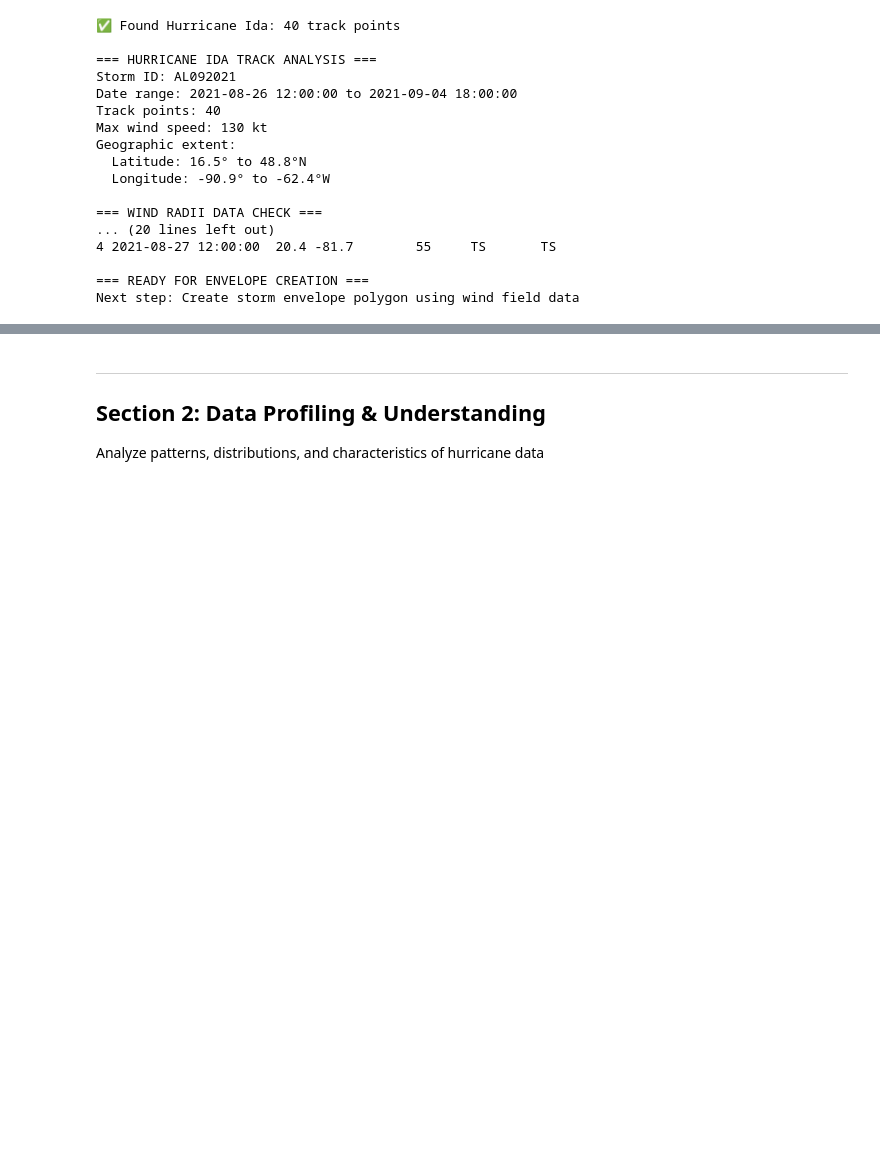
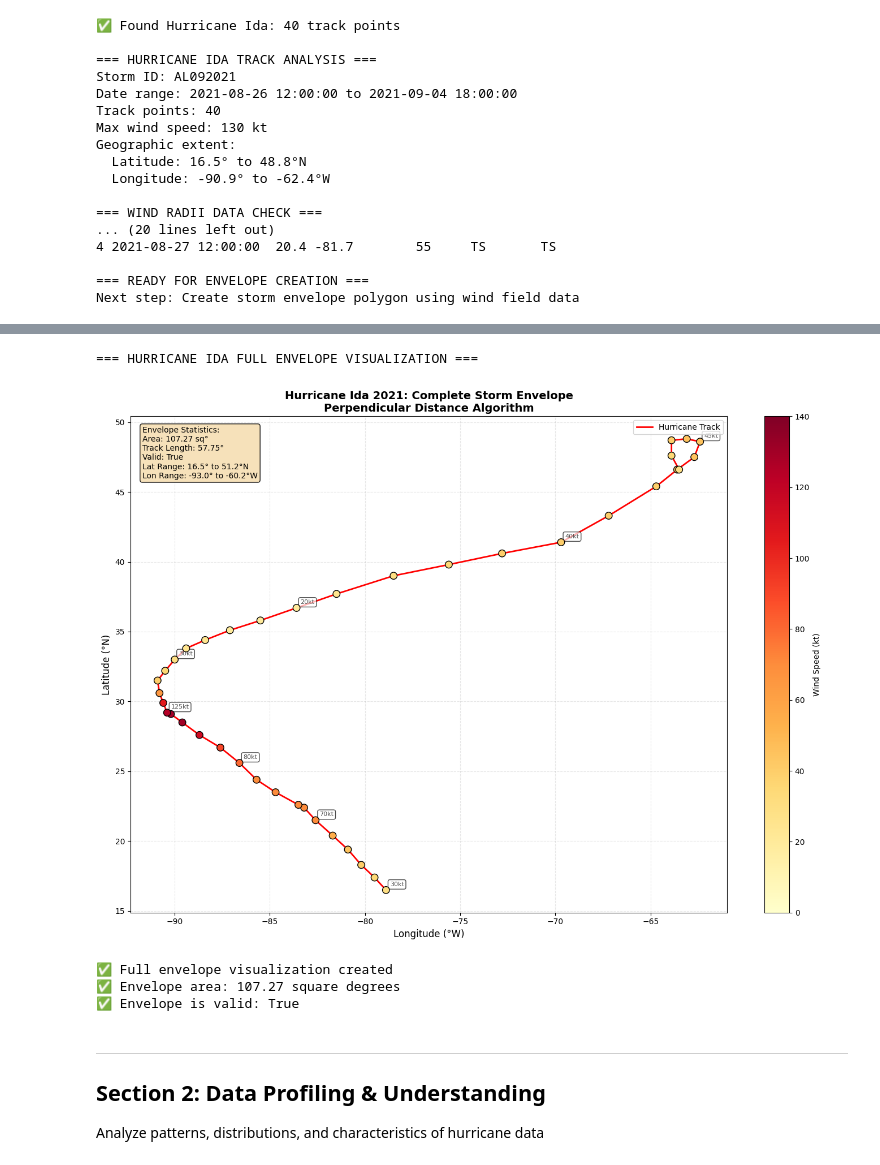
Before and after one commit to mhahn2011/HURRICANE-DATA-ETL, a Jupyter notebook: hurdat2/notebooks/hurdat2_to_features.ipynb, the cells around one changed output, grey strips where cells are left out. Drawn from its saved outputs; the diff is of its cells as text; code cells hidden in the pictures; blank space fills up the shorter version.

```diff
--- a/hurdat2/notebooks/hurdat2_to_features.ipynb
+++ b/hurdat2/notebooks/hurdat2_to_features.ipynb
@@ -749,3 +788,83 @@ print(f"3. Continue to census tract integration")
+# %%
+# Cell 7: FULL ENVELOPE VISUALIZATION - Complete Hurricane Ida envelope
+import matplotlib.pyplot as plt
+import numpy as np
+from shapely.geometry import Point
+
+print("=== HURRICANE IDA FULL ENVELOPE VISUALIZATION ===")
+
+if 'ida_envelope' in locals() and ida_envelope is not None:
+    fig, ax = plt.subplots(1, 1, figsize=(14, 10))
+
+    # Plot the envelope polygon
+    if hasattr(ida_envelope, 'exterior'):
+        envelope_x, envelope_y = ida_envelope.exterior.xy
+        ax.fill(envelope_x, envelope_y, alpha=0.3, fc='lightblue', ec='blue', linewidth=2, label='Storm Envelope')
+
+    # Plot the hurricane track
+    if 'ida_track_line' in locals():
+        track_x, track_y = ida_track_line.xy
+        ax.plot(track_x, track_y, 'r-', linewidth=2, label='Hurricane Track', zorder=3)
+
+    # Plot track points with wind speed color coding
+    if 'ida_track_sorted' in locals():
+        wind_speeds = ida_track_sorted['max_wind'].values
+        lons = ida_track_sorted['lon'].values
+        lats = ida_track_sorted['lat'].values
+
+        scatter = ax.scatter(lons, lats, c=wind_speeds, cmap='YlOrRd', s=80,
+                            edgecolors='black', linewidth=1, zorder=4,
+                            vmin=0, vmax=140)
+
+        # Add colorbar for wind speeds
+        cbar = plt.colorbar(scatter, ax=ax, label='Wind Speed (kt)')
+
+        # Annotate key points (every 5th point)
+        for i in range(0, len(ida_track_sorted), 5):
+            point = ida_track_sorted.iloc[i]
+            ax.annotate(f"{int(point['max_wind'])}kt",
+                       xy=(point['lon'], point['lat']),
+                       xytext=(5, 5), textcoords='offset points',
+                       fontsize=8, alpha=0.7,
+                       bbox=dict(boxstyle='round,pad=0.3', facecolor='white', alpha=0.7))
+
+    # Formatting
+    ax.set_xlabel('Longitude (°W)', fontsize=12)
+    ax.set_ylabel('Latitude (°N)', fontsize=12)
+    ax.set_title('Hurricane Ida 2021: Complete Storm Envelope\nPerpendicular Distance Algorithm',
+                fontsize=14, fontweight='bold')
+    ax.grid(True, alpha=0.3, linestyle='--')
+    ax.legend(loc='upper right', fontsize=10)
+
+    # Add stats box
+    bounds = ida_envelope.bounds
+    stats_text = f"""Envelope Statistics:
+Area: {ida_envelope.area:.2f} sq°
+Track Length: {ida_track_line.length:.2f}°
+Valid: {ida_envelope.is_valid}
+Lat Range: {bounds[1]:.1f}° to {bounds[3]:.1f}°N
+Lon Range: {bounds[0]:.1f}° to {bounds[2]:.1f}°W"""
+
+    ax.text(0.02, 0.98, stats_text, transform=ax.transAxes,
+           fontsize=10, verticalalignment='top',
+           bbox=dict(boxstyle='round', facecolor='wheat', alpha=0.9))
+
+    plt.tight_layout()
+    plt.show()
+
+    print(f"\n✅ Full envelope visualization created")
+    print(f"✅ Envelope area: {ida_envelope.area:.2f} square degrees")
+    print(f"✅ Envelope is valid: {ida_envelope.is_valid}")
+
+else:
+    print("❌ Envelope not available for visualization")
+    print(f"Available variables: {[var for var in locals().keys() if 'ida' in var]}")
+# %% [output]
+=== HURRICANE IDA FULL ENVELOPE VISUALIZATION ===
+[figure, added]
+✅ Full envelope visualization created
+✅ Envelope area: 107.27 square degrees
+✅ Envelope is valid: True
 # %% [markdown]
 ---
 
```
Also changed, not shown: parts of 5 cells of this notebook, 10 other files.
